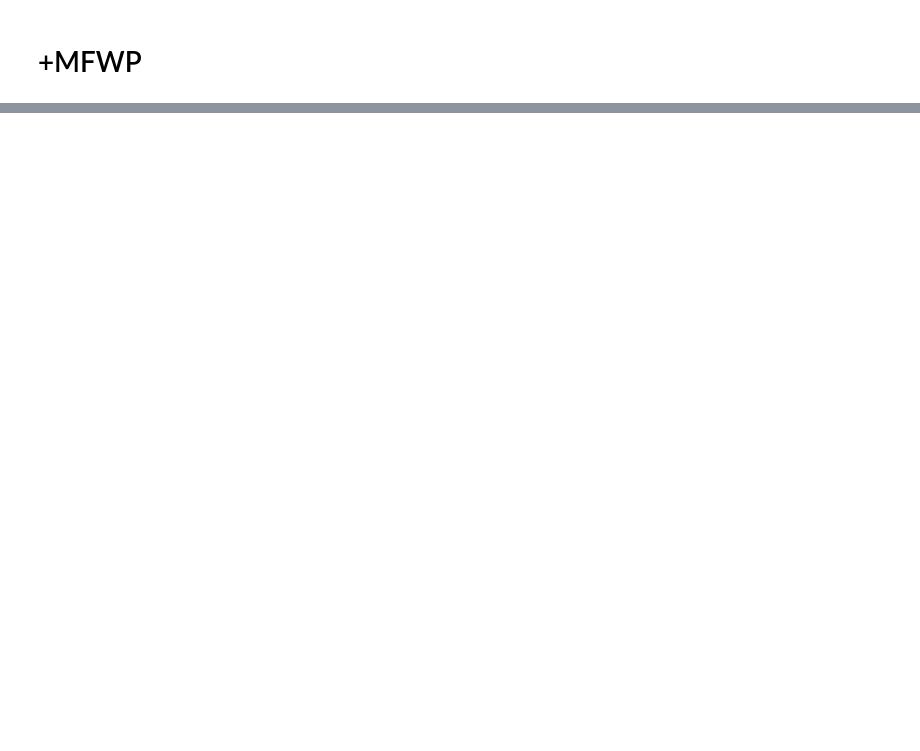
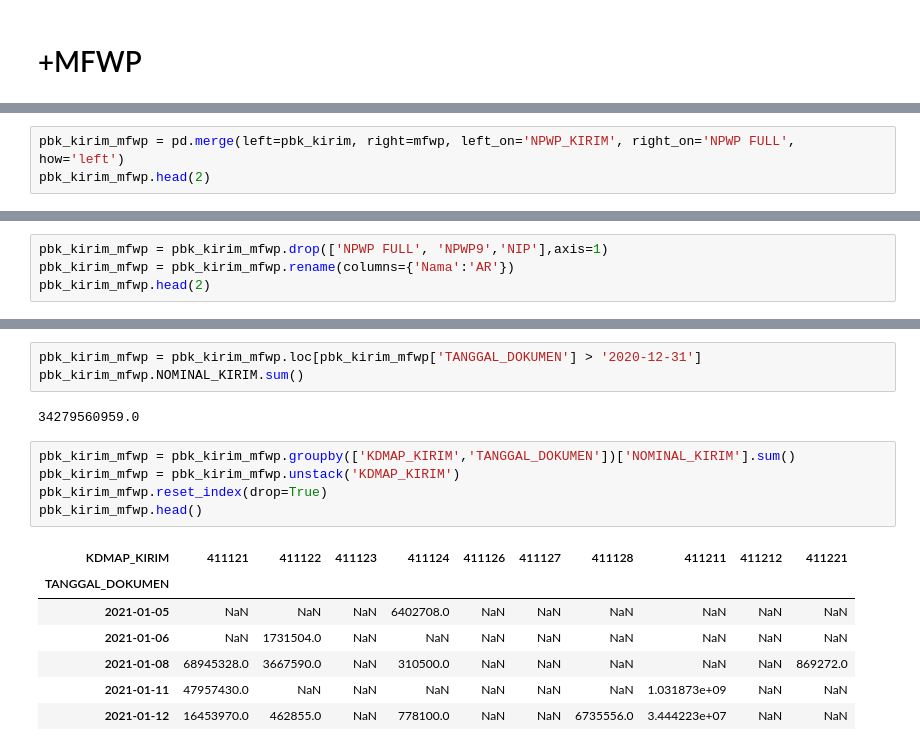
Before and after one commit to Gengsu07/MPNInfo_Notebook, a Jupyter notebook: PBK.ipynb, the cells around one changed output, grey strips where cells are left out. Drawn from its saved outputs; the diff is of its cells as text; blank space fills up the shorter version.

```diff
--- a/PBK.ipynb
+++ b/PBK.ipynb
@@ -137,0 +124,3 @@ for
+# %%
+pbk_kirim_mfwp = pd.merge(left=pbk_kirim, right=mfwp, left_on='NPWP_KIRIM', right_on='NPWP FULL', how='left')
+pbk_kirim_mfwp.head(2)
@@ -137,0 +143,4 @@ for
+# %%
+pbk_kirim_mfwp = pbk_kirim_mfwp.drop(['NPWP FULL', 'NPWP9','NIP'],axis=1)
+pbk_kirim_mfwp = pbk_kirim_mfwp.rename(columns={'Nama':'AR'})
+pbk_kirim_mfwp.head(2)
@@ -137,0 +152,18 @@ for
+# %%
+pbk_kirim_mfwp = pbk_kirim_mfwp.loc[pbk_kirim_mfwp['TANGGAL_DOKUMEN'] > '2020-12-31']
+pbk_kirim_mfwp.NOMINAL_KIRIM.sum()
+# %% [output]
+34279560959.0
+# %%
+pbk_kirim_mfwp = pbk_kirim_mfwp.groupby(['KDMAP_KIRIM','TANGGAL_DOKUMEN'])['NOMINAL_KIRIM'].sum()
+pbk_kirim_mfwp = pbk_kirim_mfwp.unstack('KDMAP_KIRIM')
+pbk_kirim_mfwp.reset_index(drop=True)
+pbk_kirim_mfwp.head()
+# %% [output]
+| KDMAP_KIRIM | 411121 | 411122 | 411123 | 411124 | 411126 | 411127 | 411128 | 411211 | 411212 | 411221 |
+| TANGGAL_DOKUMEN |  |  |  |  |  |  |  |  |  |  |
+| 2021-01-05 | NaN | NaN | NaN | 6402708.0 | NaN | NaN | NaN | NaN | NaN | NaN |
+| 2021-01-06 | NaN | 1731504.0 | NaN | NaN | NaN | NaN | NaN | NaN | NaN | NaN |
+| 2021-01-08 | 68945328.0 | 3667590.0 | NaN | 310500.0 | NaN | NaN | NaN | NaN | NaN | 869272.0 |
+| 2021-01-11 | 47957430.0 | NaN | NaN | NaN | NaN | NaN | NaN | 1.031873e+09 | NaN | NaN |
+| 2021-01-12 | 16453970.0 | 462855.0 | NaN | 778100.0 | NaN | NaN | 6735556.0 | 3.444223e+07 | NaN | NaN |
```
Also changed, not shown: parts of 18 cells of this notebook, 9 other files.
